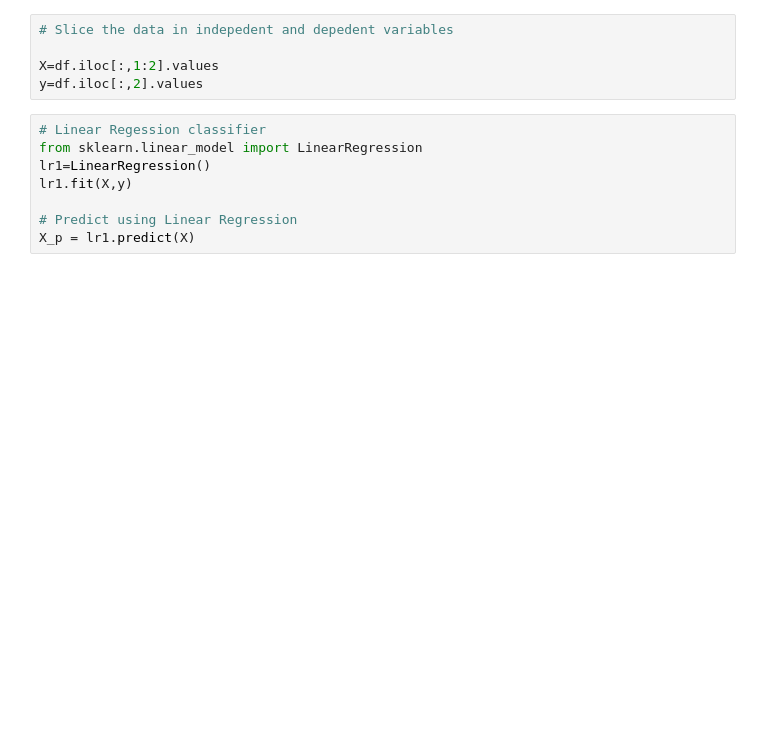
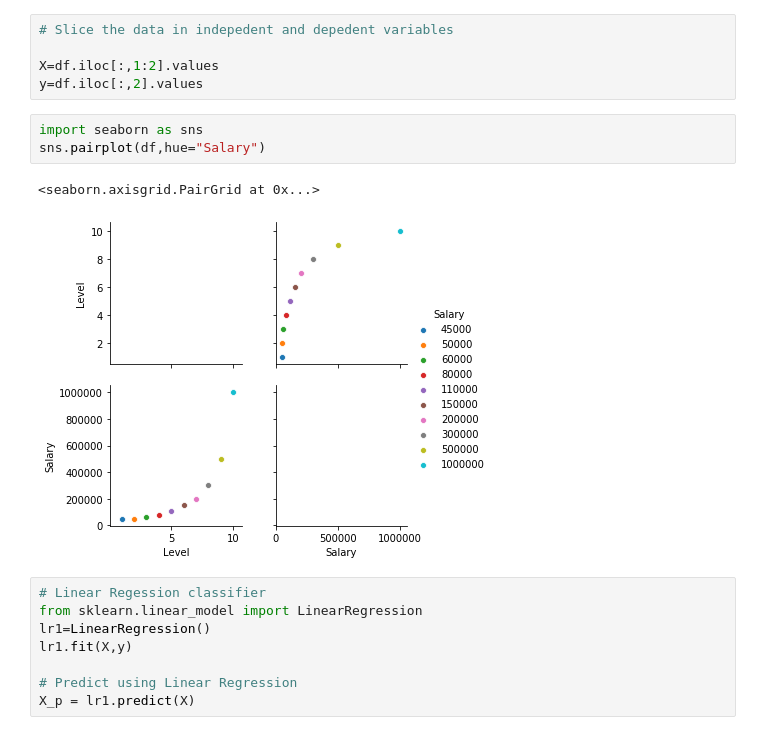
Before and after one commit to pramodcgupta/Machine-Learning-Predictions, a Jupyter notebook: PolynomialLinearRegression_Prediction.ipynb, the cells around one changed output. Cells and saved outputs as stored; diff of their text form; blank space fills up the shorter version.

```diff
--- a/PolynomialLinearRegression_Prediction.ipynb
+++ b/PolynomialLinearRegression_Prediction.ipynb
@@ -19,6 +19,12 @@ df=pd.read_csv('Position_Salaries.csv')
 
 X=df.iloc[:,1:2].values
 y=df.iloc[:,2].values
+# %%
+import seaborn as sns
+sns.pairplot(df,hue="Salary")
+# %% [output]
+<seaborn.axisgrid.PairGrid at 0x...>
+[figure, added]
 # %%
 # Linear Regession classifier
 from sklearn.linear_model import LinearRegression
```
